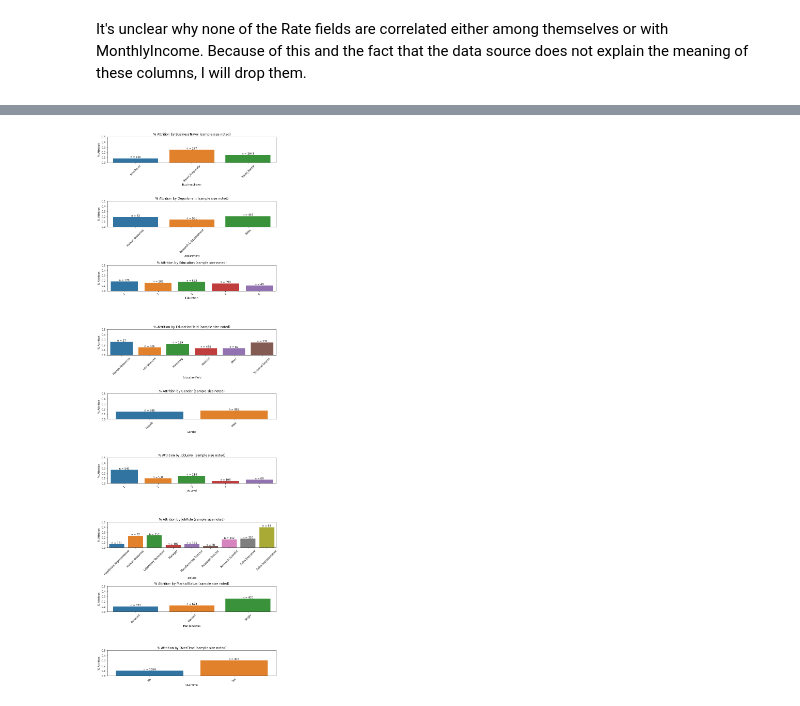
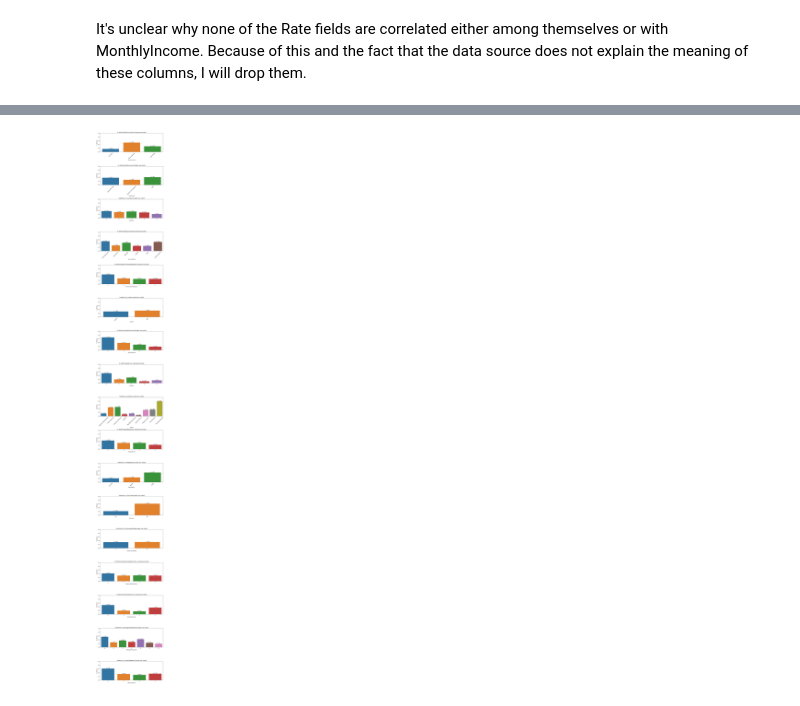
Before and after one commit to eagraves14/eagraves14, a Jupyter notebook: Capstone2/notebooks/Capstone_EDA.ipynb, the cells around one changed output, grey strips where cells are left out. Drawn from its saved outputs; the diff is of its cells as text; code cells hidden in the pictures.

```diff
--- a/Capstone2/notebooks/Capstone_EDA.ipynb
+++ b/Capstone2/notebooks/Capstone_EDA.ipynb
@@ -186,3 +230,7 @@ Create violin plots for the remaining numerical fields by Attrition to see if th
+# %%
+#Convert ordinal categorical variables to categorical, so they're not included in the boxplots
+ordinals = ['EnvironmentSatisfaction','JobInvolvement','JobSatisfaction','PerformanceRating','RelationshipSatisfaction','StockOptionLevel','TrainingTimesLastYear','WorkLifeBalance']
+emp_data[ordinals]=emp_data[ordinals].astype('category')
 # %%
 #Compile all numerical fields other than Attrition
 nums = emp_data.select_dtypes(exclude=['object','category']).drop(columns='Attrition').columns
@@ -197,15 +243,15 @@ Index(['Age', 'DistanceFromHome', 'EnvironmentSatisfaction', 'JobInvolvement',
       dtype='object')
 # %%
-#Create function to plot violin plots of each numerical feature by Attrition yes/no
-def AttritionViolin(column,axis):
-    sns.violinplot(ax = axis, x='Attrition',y=column,data=emp_data)
+#Create function to plot boxplots of each numerical feature by Attrition yes/no
+def AttritionBox(column,axis):
+    sns.boxplot(ax = axis, x='Attrition',y=column,data=emp_data)
     axis.set_xlabel('Attrition (1=Yes,0=No)')
     axis.set_ylabel('Distribution of '+column)
     axis.set_title('Distribution of '+column+' by Attrition')
 # %%
 #Create subplots
-fig, axes = plt.subplots(len(nums),1,figsize=(8,90))
+fig, axes = plt.subplots(len(nums),1,figsize=(8,60))
 for i in range(len(nums)):
-    AttritionViolin(nums[i],axes[i])
+    AttritionBox(nums[i],axes[i])
 fig.tight_layout()
 # %% [output]
@@ -212,0 +261,8 @@ fig.tight_layout()
+# %%
+#Create subplots
+fig, axes = plt.subplots(len(nums),1,figsize=(8,60))
+for i in range(len(nums)):
+    axes[i].hist(emp_data[nums[i]],bins=20)
+    axes[i].set_xlabel(nums[i])
+    axes[i].set_ylabel('count')
+fig.tight_layout()
@@ -233,12 +294,12 @@ def AttritionBar(column,axis):
     axis.set_xticklabels(labels=axis.get_xticklabels(),rotation=45)
 # %%
 #Create subplots
-fig, axes = plt.subplots(len(cats),1,figsize=(10,30))
+fig, axes = plt.subplots(len(cats),1,figsize=(10,80))
 for i in range(len(cats)):
     AttritionBar(cats[i],axes[i])
 fig.tight_layout()
 # %% [output]
-[figure, old version]
+[figure, new version]
 # %%
 #save 2nd intermediate data file
 
```
Also changed, not shown: parts of 16 cells of this notebook.
